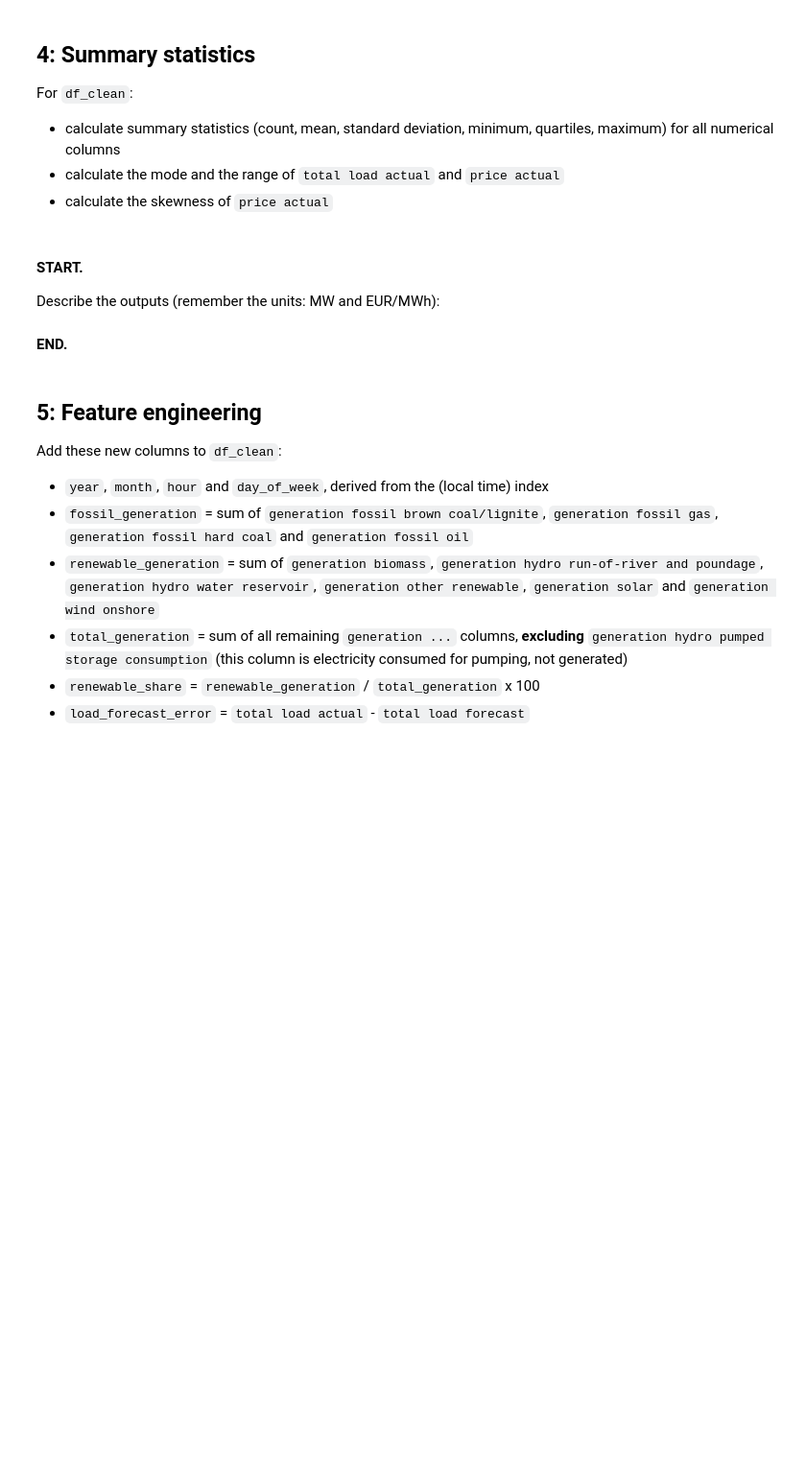
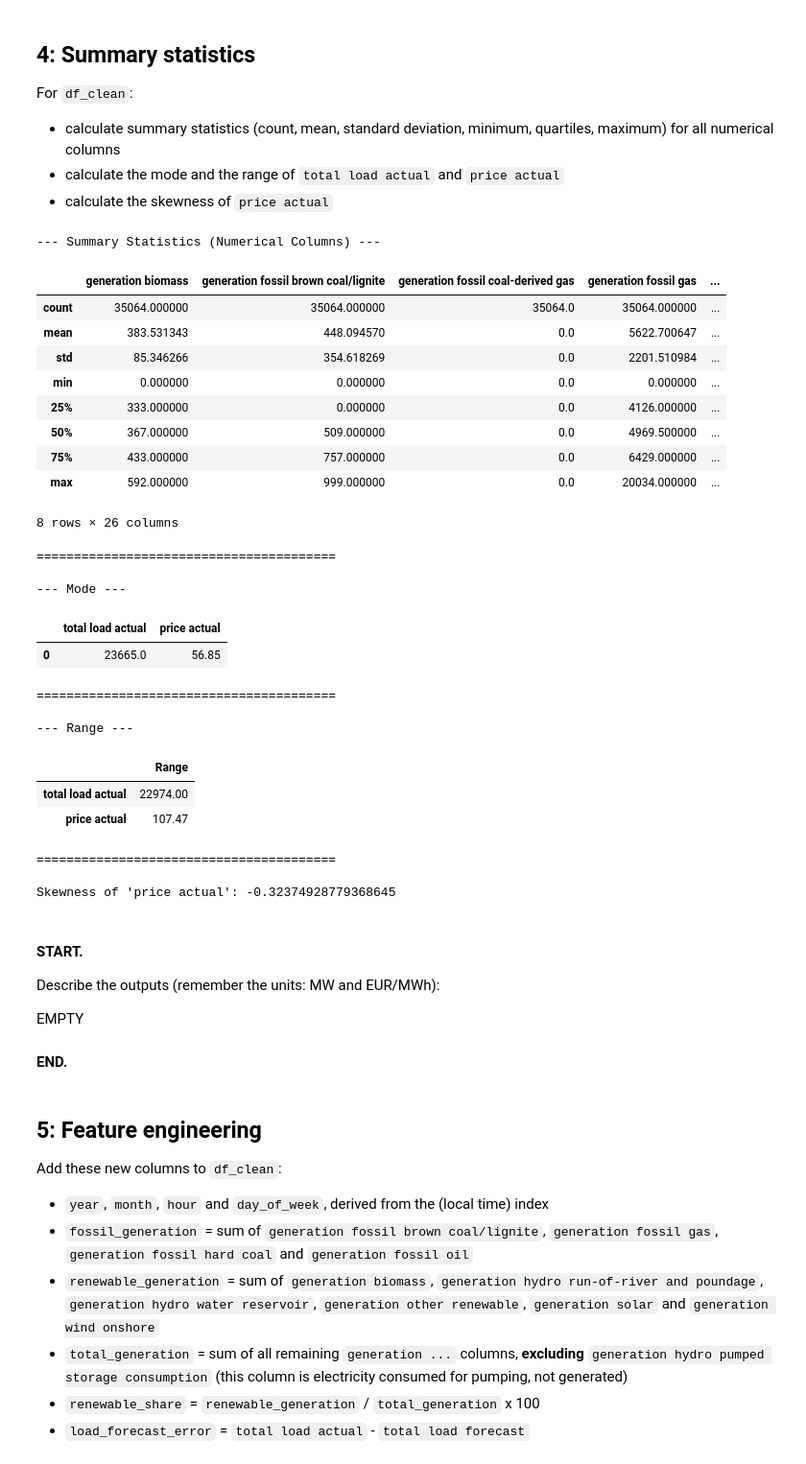
Before and after one commit to leon72305-source/26007815_tb1, a Jupyter notebook: 26007815_1.ipynb, the cells around one changed output. Shown at 96% size. Saved outputs shown, nothing was run; the diff lists cells and outputs as text; code cells hidden in the pictures; blank space fills up the shorter version.

```diff
--- a/26007815_1.ipynb
+++ b/26007815_1.ipynb
@@ -193,7 +411,64 @@ For `df_clean`:
+# %%
+# BEGIN SOLUTION
+#Create statistical summary for all numerical columns
+print("--- Summary Statistics (Numerical Columns) ---")
+summary_stats = df_clean.describe()
+display(summary_stats)
+print("\n" + "="*40 + "\n")
+
+#Creates list of column names
+target_cols = ['total load actual', 'price actual']
+
+#Calculate mode for total load actual and price actual
+print("--- Mode ---")
+mode_values = df_clean[target_cols].mode()
+display(mode_values)
+print("\n" + "="*40 + "\n")
+
+#Calculate range for total load actual and price actual
+print("--- Range ---")
+range_values = df_clean[target_cols].max() - df_clean[target_cols].min()
+
+#Converts single column list into proper dataframe table
+display(range_values.to_frame(name='Range'))
+print("\n" + "="*40 + "\n")
+
+#Calculate the assymetrical distribution of price actual
+price_skewness = df_clean['price actual'].skew()
+print(f"Skewness of 'price actual': {price_skewness}")
+
+# END SOLUTION
+# %% [output]
+--- Summary Statistics (Numerical Columns) ---
+|  | generation biomass | generation fossil brown coal/lignite | generation fossil coal-derived gas | generation fossil gas | ... |
+| count | 35064.000000 | 35064.000000 | 35064.0 | 35064.000000 | ... |
+| mean | 383.531343 | 448.094570 | 0.0 | 5622.700647 | ... |
+| std | 85.346266 | 354.618269 | 0.0 | 2201.510984 | ... |
+| min | 0.000000 | 0.000000 | 0.0 | 0.000000 | ... |
+| 25% | 333.000000 | 0.000000 | 0.0 | 4126.000000 | ... |
+| 50% | 367.000000 | 509.000000 | 0.0 | 4969.500000 | ... |
+| 75% | 433.000000 | 757.000000 | 0.0 | 6429.000000 | ... |
+| max | 592.000000 | 999.000000 | 0.0 | 20034.000000 | ... |
+8 rows × 26 columns
+========================================
+
+--- Mode ---
+|  | total load actual | price actual |
+| 0 | 23665.0 | 56.85 |
+========================================
+
+--- Range ---
+|  | Range |
+| total load actual | 22974.00 |
+| price actual | 107.47 |
+========================================
+
+Skewness of 'price actual': -0.32374928779368645
 # %% [markdown]
 #### START.
 Describe the outputs (remember the units: MW and EUR/MWh):
 
+EMPTY
 
 
 #### END.
```
Also changed, not shown: parts of 26 cells of this notebook.
